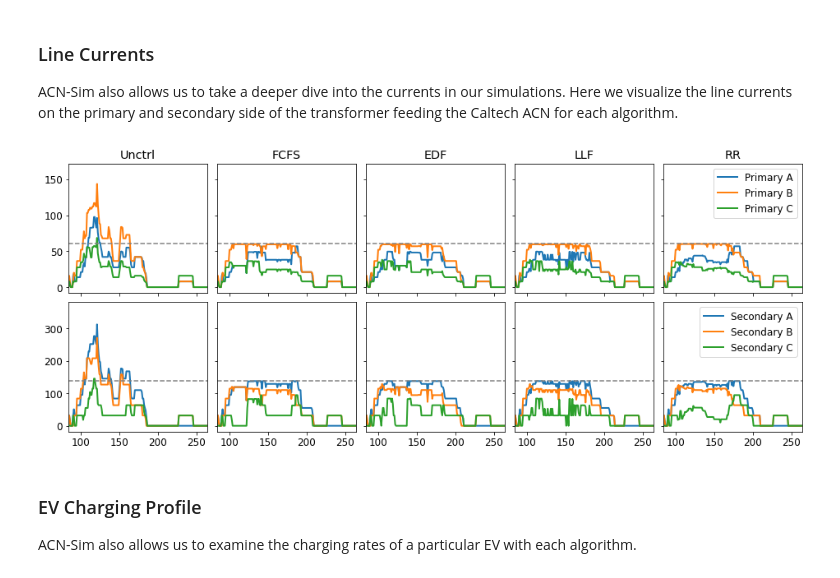
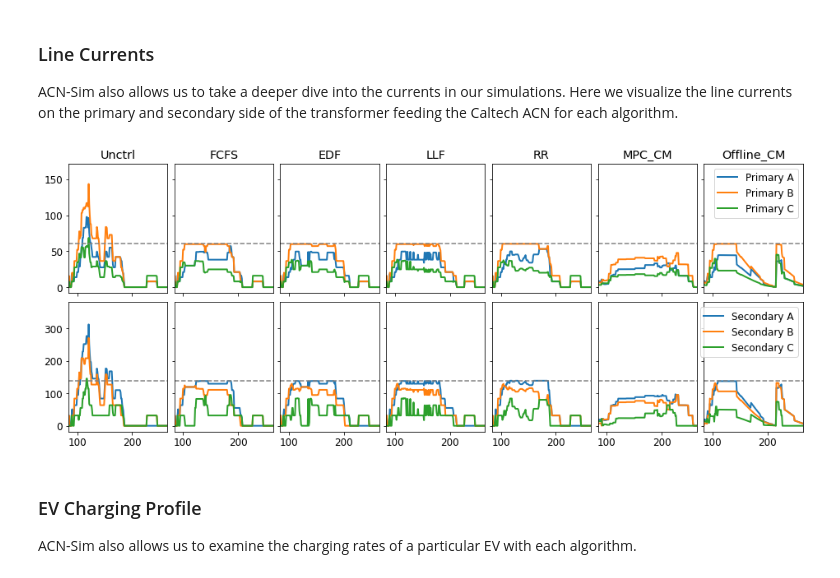
Before and after one commit to caltech-netlab/acnportal-experiments, a Jupyter notebook: examples/2-Algorithm-Comparison/2.1-Comparing-Algorithms-with-Constrained-Infrastructure/2.1-comparing-algorithms-with-constrained-infrastructure.ipynb, the cells around one changed output. Cells and saved outputs as stored; diff of their text form; code cells hidden in the pictures.

Commit message:
Update to comparing algorithms with constrained infrastructure.

```diff
--- a/examples/2-Algorithm-Comparison/2.1-Comparing-Algorithms-with-Constrained-Infrastructure/2.1-comparing-algorithms-with-constrained-infrastructure.ipynb
+++ b/examples/2-Algorithm-Comparison/2.1-Comparing-Algorithms-with-Constrained-Infrastructure/2.1-comparing-algorithms-with-constrained-infrastructure.ipynb
@@ -110,0 +115,9 @@ sch['RR'] = algorithms.RoundRobin(algorithms.first_come_first_served)
+# %%
+def days_remaining_scale_demand_charge(rates, infrastructure, interface,
+                                       baseline_peak=0, **kwargs):
+    day_index = interface.current_time // ((60 / interface.period) * 24)
+    days_in_month = 30
+    day_index = min(day_index, days_in_month - 1)
+    scale = 1 / (days_in_month - day_index)
+    dc = adacharge.demand_charge(rates, infrastructure, interface, baseline_peak, **kwargs)
+    return scale * dc
@@ -138,19 +178,29 @@ def run_experiment(network_type, alg_name, cap):
     if network_type == "single_phase":
         cn = acnsim.sites.simple_acn(station_ids, voltage=voltage, aggregate_cap=cap)
     else:
-        cn = acnsim.sites.caltech_acn(voltage=voltage, transformer_cap=cap)
-    sim = acnsim.Simulator(cn, sch[alg_name], deepcopy(events), start, period=period, verbose=False)
+        cn = acnsim.sites.caltech_acn(basic_evse=True, voltage=voltage, transformer_cap=cap)
+    alg = deepcopy(sch[alg_name])
+    experiment_events = deepcopy(events)
+    signals = {'tariff': TimeOfUseTariff("sce_tou_ev_4_march_2019")}
+    sim = acnsim.Simulator(cn, alg, experiment_events, start, period=period, signals=signals, verbose=False)
     print("Running...")
     start_simulation = time.time()
+    if alg_name == "Offline_CM" or alg_name == "Offline_QC":
+        alg.register_events(experiment_events)
+        alg.solve()
     sim.run()
     print(f"Run time: {time.time() - start_simulation}")
     return sim
 # %%
-capacities = list(range(10, 151, 10))
-algorithms = ["Unctrl", "FCFS", "EDF", "LLF", "RR"]
+# We expect Unctrl to overload the system, so we will surpress warnings.
+import warnings
+warnings.simplefilter("ignore")
+
+capacities = list(range(10, 126, 5))
+alg_names = ["Unctrl", "FCFS", "EDF", "LLF", "RR", "MPC_CM", "Offline_CM"]
 for network_type in ["single_phase", "three_phase"]:
     for cap in capacities:
-        for alg_name in algorithms:
+        for alg_name in alg_names:
             config = (network_type, alg_name, cap)
             print(config)
             if config not in sims:
@@ -158,9 +226,9 @@ for network_type in ["single_phase", "three_phase"]:
 # %%
 if not os.path.exists("results/sims"):
-    os.makedirs("results/")
+    os.makedirs("results/sims")
 
 for config, sim in sims.items():
-    name = "results/baseline_algorithms/sims/{0}-{1}-{2}.json.gz".format(*config)
+    name = "results/sims/{0}-{1}-{2}.json.gz".format(*config)
     if not os.path.exists(name):
         data = sim.to_json()
         with gzip.GzipFile(name, 'w') as fout:
@@ -277,10 +443,10 @@ def plot_line_currents(sims, names, start, length):
   plt.show()
   return fig
 # %%
-alg_order = ["Unctrl", "FCFS", "EDF", "LLF", "RR"]
+alg_order = ["Unctrl", "FCFS", "EDF", "LLF", "RR", "MPC_CM", "Offline_CM"]
 fig = plot_line_currents([sims["three_phase", alg, 50] for alg in alg_order], alg_order, 84, 180)
 # %% [output]
-[figure, old version]
+[figure, new version]
 # %% [markdown]
 ### EV Charging Profile
 
```
Also changed, not shown: parts of 29 cells of this notebook, 2 other files.
